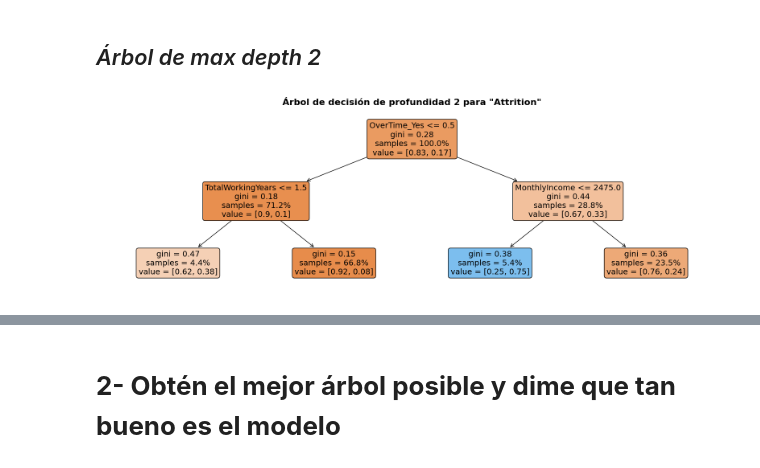
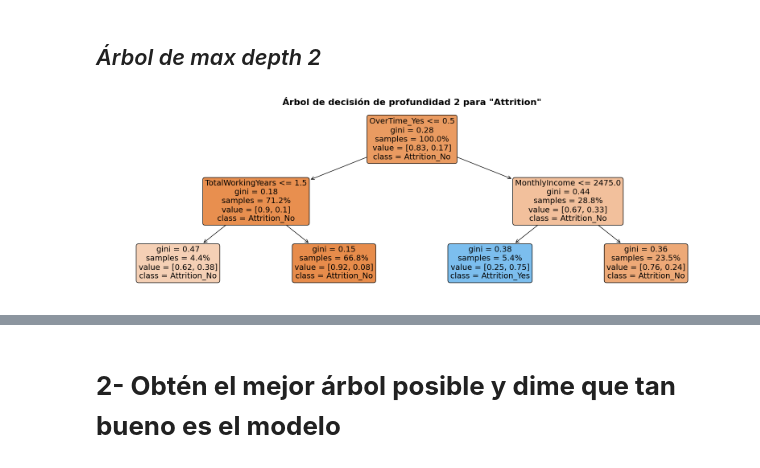
Before and after one commit to luisejdm/Aprendizaje_Estadistico, a Jupyter notebook: Examenes/Examen3_practico.ipynb, the cells around one changed output, grey strips where cells are left out. Drawn from its saved outputs; the diff is of its cells as text; code cells hidden in the pictures.

```diff
--- a/Examenes/Examen3_practico.ipynb
+++ b/Examenes/Examen3_practico.ipynb
@@ -413,9 +398,9 @@ X_train, X_test, y_train, y_test = train_test_split(X, y, test_size=0.2, random_
 # %%
 tree_graph = DecisionTreeClassifier(max_depth=2).fit(X_train, y_train)
 
 plt.figure(figsize=(20, 6), facecolor='white')
-plot_tree(tree_graph, feature_names=X.columns, filled=True, rounded=True, proportion=True, fontsize=14, precision=2)
+plot_tree(tree_graph, feature_names=X.columns, filled=True, rounded=True, proportion=True, fontsize=14, precision=2, class_names=['Attrition_No', 'Attrition_Yes'])
 plt.title('Árbol de decisión de profundidad 2 para "Attrition"', fontsize=16, fontweight='bold')
 plt.show()
 # %% [output]
-[figure, old version]
+[figure, new version]
```
Also changed, not shown: parts of 17 cells of this notebook, 5 other files.
